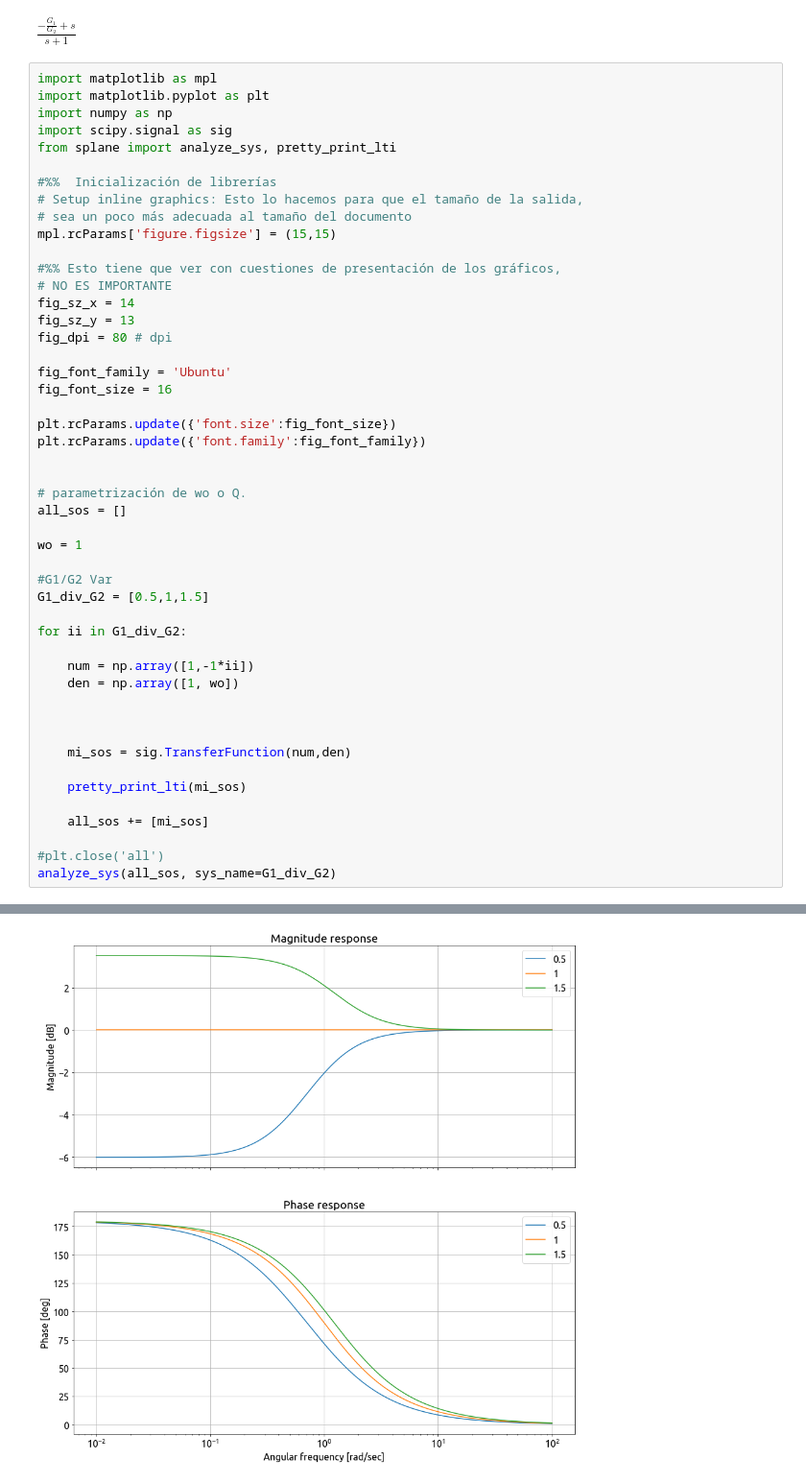
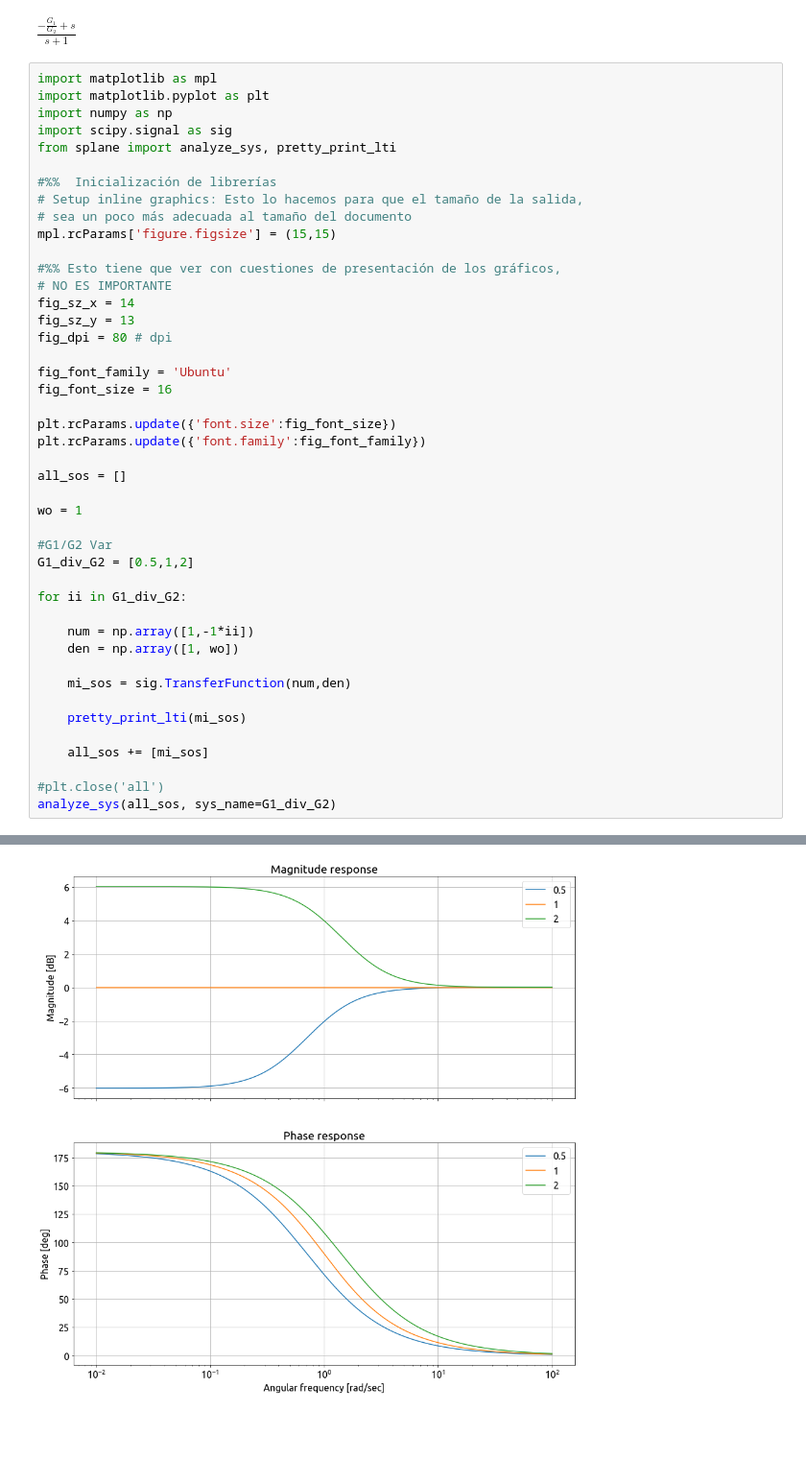
Before and after one commit to MatiPardoE/TC2, a Jupyter notebook: es1/ES1 Pardo.ipynb, the cells around one changed output, grey strips where cells are left out. Shown: that part at 96% size. Drawn from its saved outputs; the diff is of its cells as text; blank space fills up the shorter version.

```diff
--- a/es1/ES1 Pardo.ipynb
+++ b/es1/ES1 Pardo.ipynb
@@ -121,21 +118,17 @@ fig_font_size = 16
 plt.rcParams.update({'font.size':fig_font_size})
 plt.rcParams.update({'font.family':fig_font_family})
 
-
-# parametrización de wo o Q.
 all_sos = []
 
 wo = 1
 
 #G1/G2 Var
-G1_div_G2 = [0.5,1,1.5]
+G1_div_G2 = [0.5,1,2]
 
 for ii in G1_div_G2:
 
     num = np.array([1,-1*ii])
     den = np.array([1, wo])
-
-
 
     mi_sos = sig.TransferFunction(num,den)
 
@@ -152 +145 @@ $\displaystyle \frac{s + -1.5 }{s +   1 }$
-[figure, old version]
+[figure, new version]
```
Also changed, not shown: parts of 4 cells of this notebook, 3 other files.
